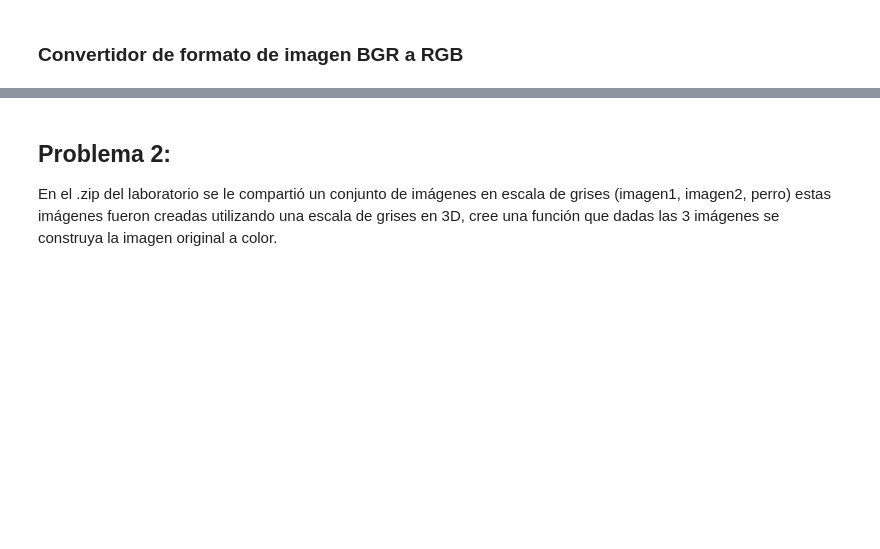
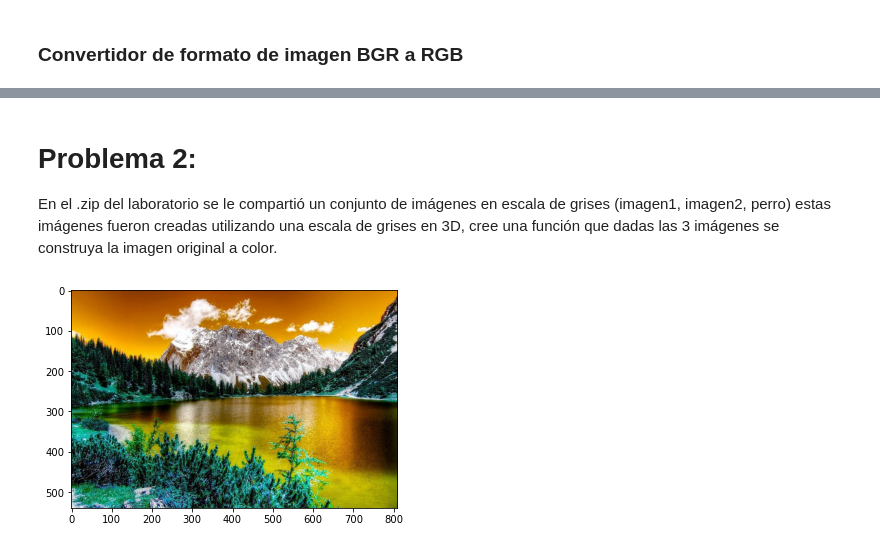
Before and after one commit to jlhernandezgt/TM-IR_laboratorio1, a Jupyter notebook: laboratorio_1.ipynb, the cells around one changed output, grey strips where cells are left out. Saved outputs shown, nothing was run; the diff lists cells and outputs as text; code cells hidden in the pictures; blank space fills up the shorter version.

```diff
--- a/laboratorio_1.ipynb
+++ b/laboratorio_1.ipynb
@@ -91,7 +98,28 @@ fn_problema1(picture,30)
 # %% [markdown]
-## Problema 2:
+# Problema 2:
 En el .zip del laboratorio se le compartió un conjunto de imágenes en escala de grises (imagen1, imagen2, perro) estas imágenes fueron creadas utilizando una escala de grises en 3D, cree una función que dadas las 3 imágenes se construya la imagen original a color.
+# %%
+def fn_problema2(imagen_gr, imagen_gv, imagen_ga):
+    imgn_gr = convert2(imagen_gr)
+    imgn_gv = convert2(imagen_gv)
+    imgn_ga = convert2(imagen_ga)
+    alto = imgn_gr.shape[0]
+    ancho = imgn_gr.shape[1]
+    full_color = np.zeros((alto, ancho, 3))
+    for i in range(0, alto):
+        for j in range(0, ancho):
+            pixel_gr = imgn_gr[i, j]
+            pixel_gv = imgn_gv[i, j]
+            pixel_ga = imgn_ga[i, j]
+            colores = tuple((pixel_gr[0],pixel_gv[1], pixel_ga[1]))
+            full_color[i, j] = colores
+    cv2.imwrite("output_full_color.jpg", full_color)
+    output_color = cv2.imread("output_full_color.jpg")
+    convert(output_color)
 # %%
 gris_azul = cv2.imread("./imagen1/imagen1_salida_gray_azul.jpg")
 gris_rojo = cv2.imread("./imagen1/imagen1_salida_gray_rojo.jpg")
 gris_verde = cv2.imread("./imagen1/imagen1_salida_gray_verde.jpg")
+fn_problema2(gris_rojo,gris_verde, gris_azul)
+# %% [output]
+[figure, added]
```
Also changed, not shown: parts of 32 cells of this notebook, 5 other files.
